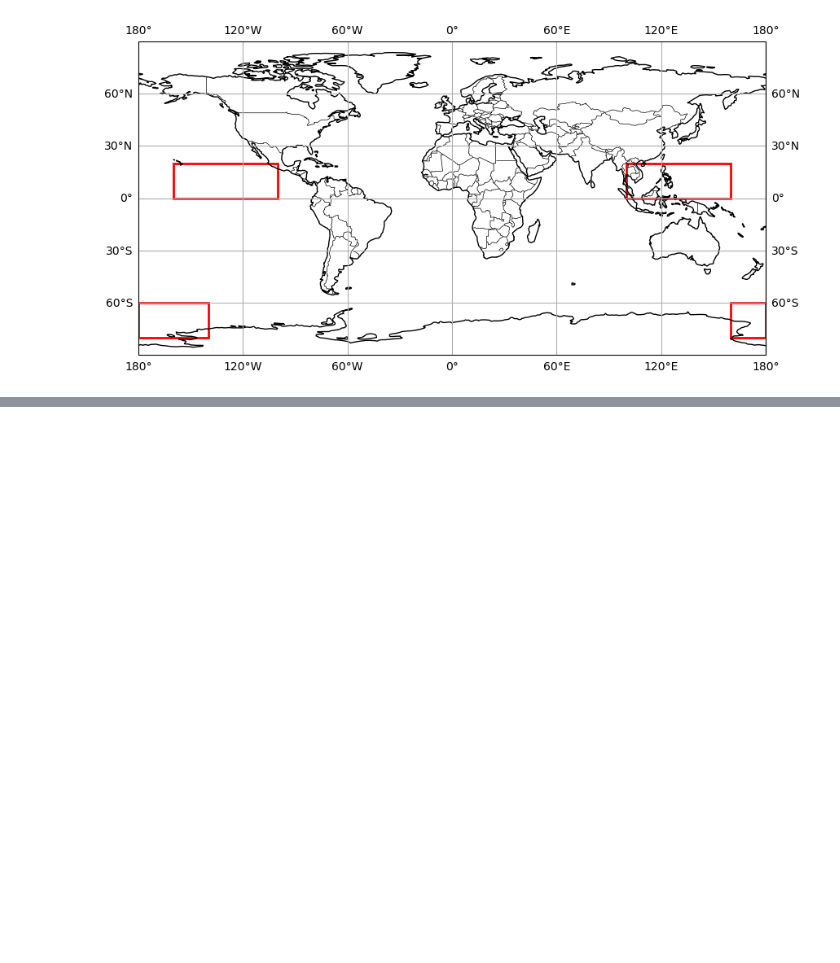
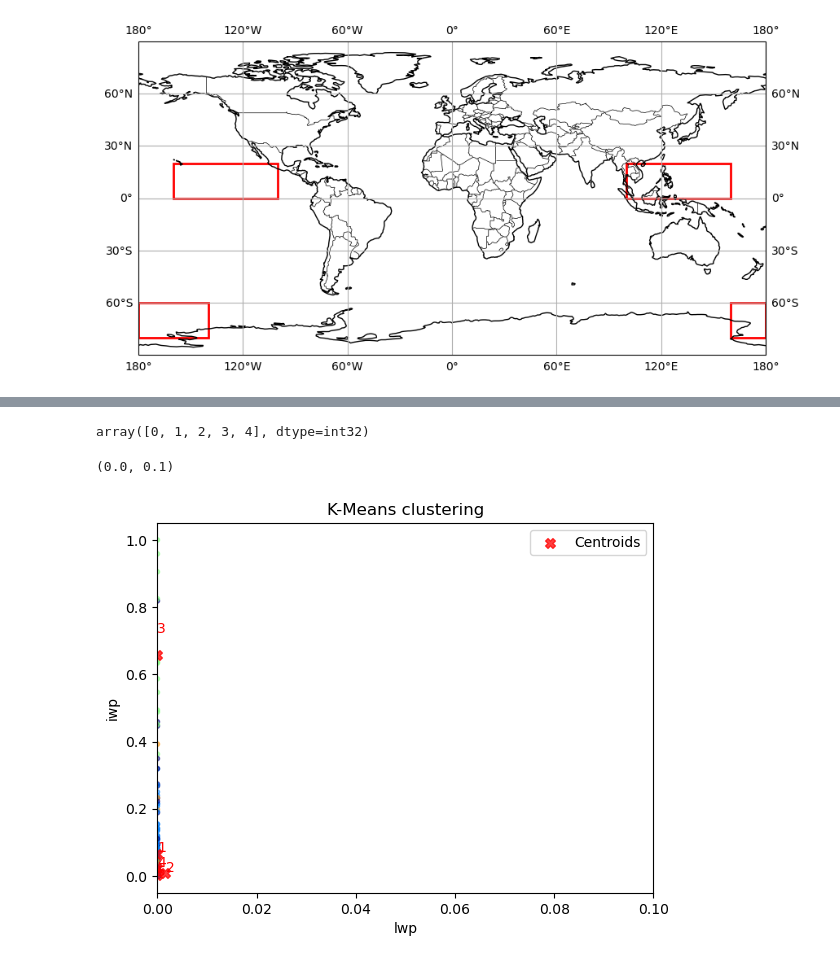
Before and after one commit to giacom0rovers1/earthcare_aerosol_cloud_interactions, a Jupyter notebook: OpenChallangeNotebook-Ch1-EarthCARE_Cloud_Aerosols_Interactions.ipynb, the cells around one changed output, grey strips where cells are left out. Cells and saved outputs as stored; diff of their text form; code cells hidden in the pictures; blank space fills up the shorter version.

```diff
--- a/OpenChallangeNotebook-Ch1-EarthCARE_Cloud_Aerosols_Interactions.ipynb
+++ b/OpenChallangeNotebook-Ch1-EarthCARE_Cloud_Aerosols_Interactions.ipynb
@@ -342,0 +642,4 @@ challenge_1min_complete
+# %%
+np.unique(y_kmeans)
+# %% [output]
+array([0, 1, 2, 3, 4], dtype=int32)
@@ -342,0 +648,9 @@ challenge_1min_complete
+# %%
+varX='lwp'
+varY='iwp'
+
+plot_kmeans(x, varX, varY)
+plt.xlim(0, .1)
+# %% [output]
+(0.0, 0.1)
+[figure, added]
```
Also changed, not shown: parts of 56 cells of this notebook, 3 other files.
